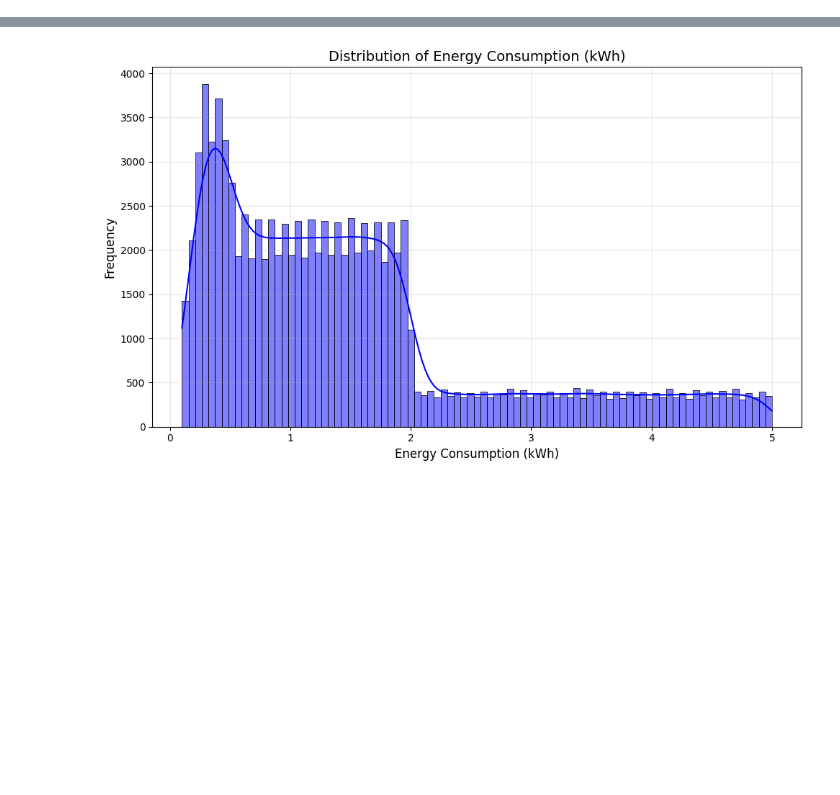
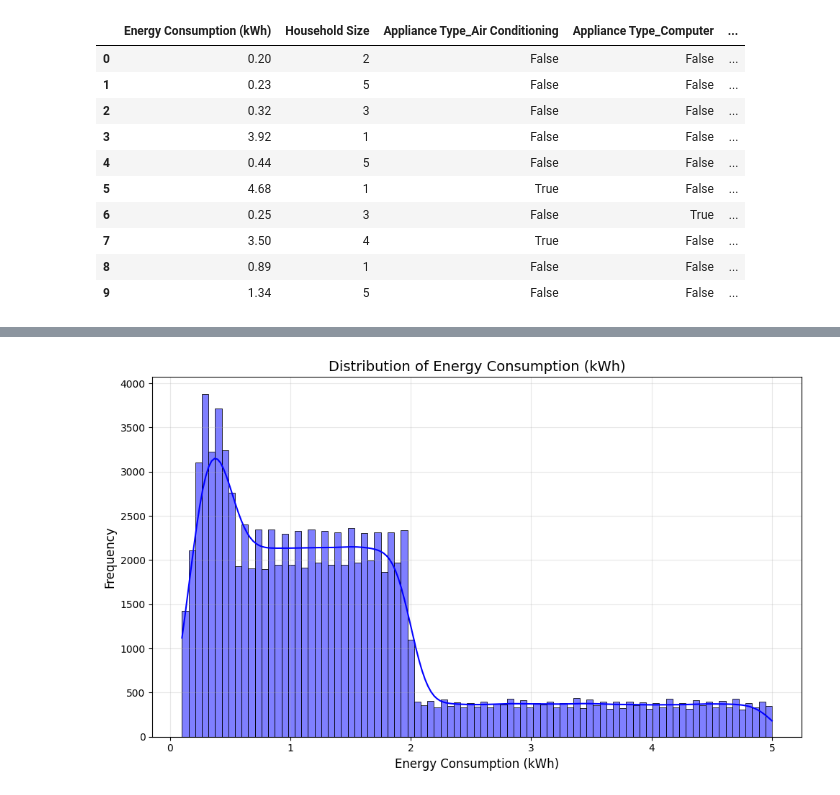
Before and after one commit to IrakizaGaius/linear_regression_model, a Jupyter notebook: summative/linear_regression/energy_consumption_model.ipynb, the cells around one changed output, grey strips where cells are left out. Saved outputs shown, nothing was run; the diff lists cells and outputs as text; code cells hidden in the pictures; blank space fills up the shorter version.

```diff
--- a/summative/linear_regression/energy_consumption_model.ipynb
+++ b/summative/linear_regression/energy_consumption_model.ipynb
@@ -15,13 +16,26 @@ import joblib
 # %%
 # ======================
 # 1. DATA PREPARATION
 # ======================
 # Load and preprocess data
 df = pd.read_csv('dataset/smart_home_energy_consumption_large.csv')
 df = df[['Appliance Type', 'Energy Consumption (kWh)', 'Season', 'Household Size']]
 
 # Encode categorical features
-df = pd.get_dummies(df, columns=['Appliance Type', 'Season'], drop_first=True)
+df = pd.get_dummies(df, columns=['Appliance Type', 'Season'], drop_first=False)
+df.head(10)
+# %% [output]
+|  | Energy Consumption (kWh) | Household Size | Appliance Type_Air Conditioning | Appliance Type_Computer | ... |
+| 0 | 0.20 | 2 | False | False | ... |
+| 1 | 0.23 | 5 | False | False | ... |
+| 2 | 0.32 | 3 | False | False | ... |
+| 3 | 3.92 | 1 | False | False | ... |
+| 4 | 0.44 | 5 | False | False | ... |
+| 5 | 4.68 | 1 | True | False | ... |
+| 6 | 0.25 | 3 | False | True | ... |
+| 7 | 3.50 | 4 | True | False | ... |
+| 8 | 0.89 | 1 | False | False | ... |
+| 9 | 1.34 | 5 | False | False | ... |
 # %%
 # ======================
 # 2. EXPLORATORY DATA ANALYSIS (EDA)
```
Also changed, not shown: parts of 6 cells of this notebook, 3 other files.
